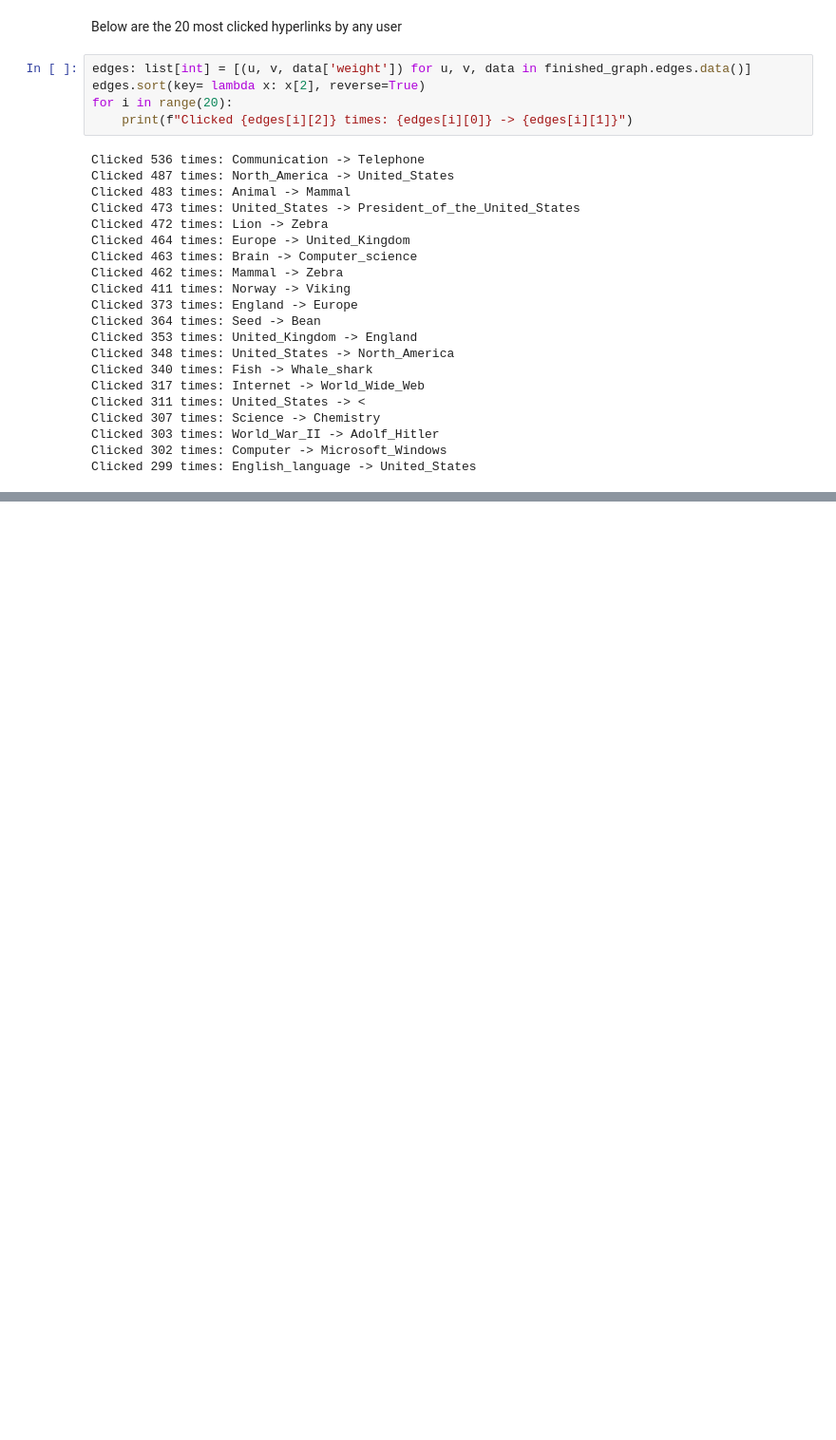
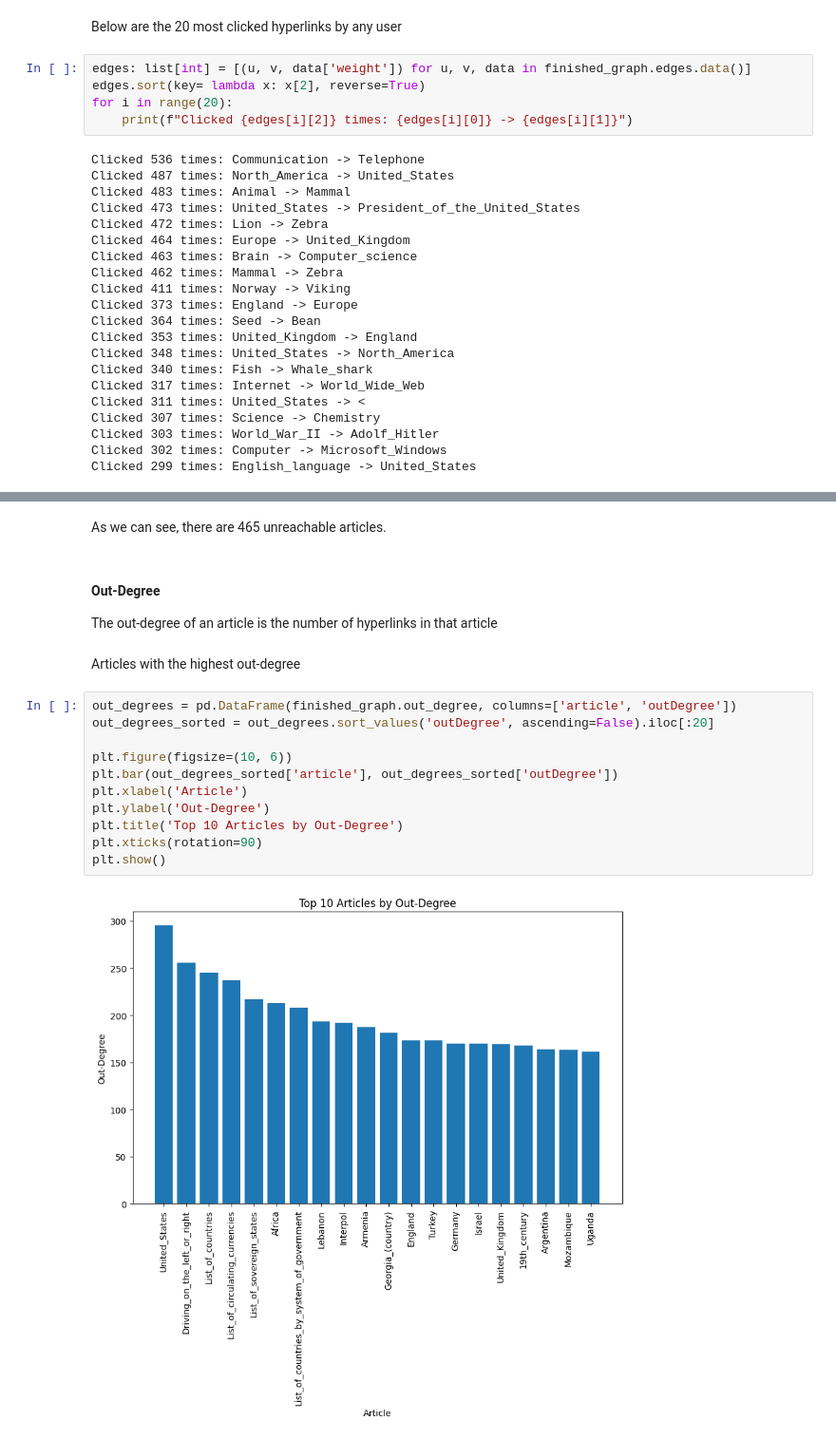
Before and after one commit to epfl-ada/ada-2024-project-5pack, a Jupyter notebook: graph_analysis.ipynb, the cells around one changed output, grey strips where cells are left out. Shown: that part at 95% size. Cells and saved outputs as stored; diff of their text form; blank space fills up the shorter version.

```diff
--- a/graph_analysis.ipynb
+++ b/graph_analysis.ipynb
@@ -125,0 +122,21 @@ Zara_Yaqob
+# %% [markdown]
+As we can see, there are 465 unreachable articles.
+# %% [markdown]
+#### Out-Degree
+
+The out-degree of an article is the number of hyperlinks in that article
+# %% [markdown]
+Articles with the highest out-degree
+# %%
+out_degrees = pd.DataFrame(finished_graph.out_degree, columns=['article', 'outDegree'])
+out_degrees_sorted = out_degrees.sort_values('outDegree', ascending=False).iloc[:20]
+
+plt.figure(figsize=(10, 6))
+plt.bar(out_degrees_sorted['article'], out_degrees_sorted['outDegree'])
+plt.xlabel('Article')
+plt.ylabel('Out-Degree')
+plt.title('Top 10 Articles by Out-Degree')
+plt.xticks(rotation=90)
+plt.show()
+# %% [output]
+[figure, added]
```
Also changed, not shown: parts of 12 cells of this notebook.
